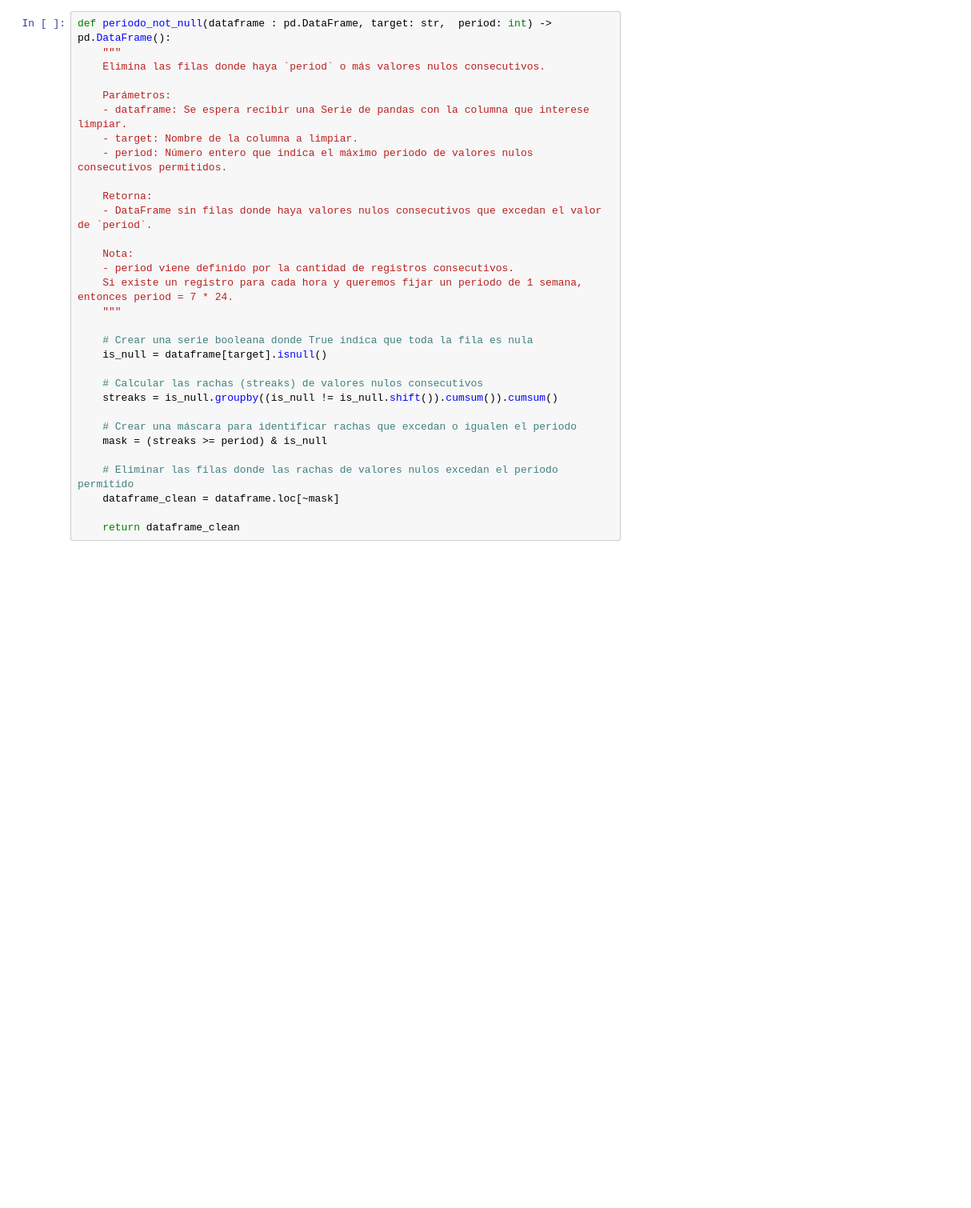
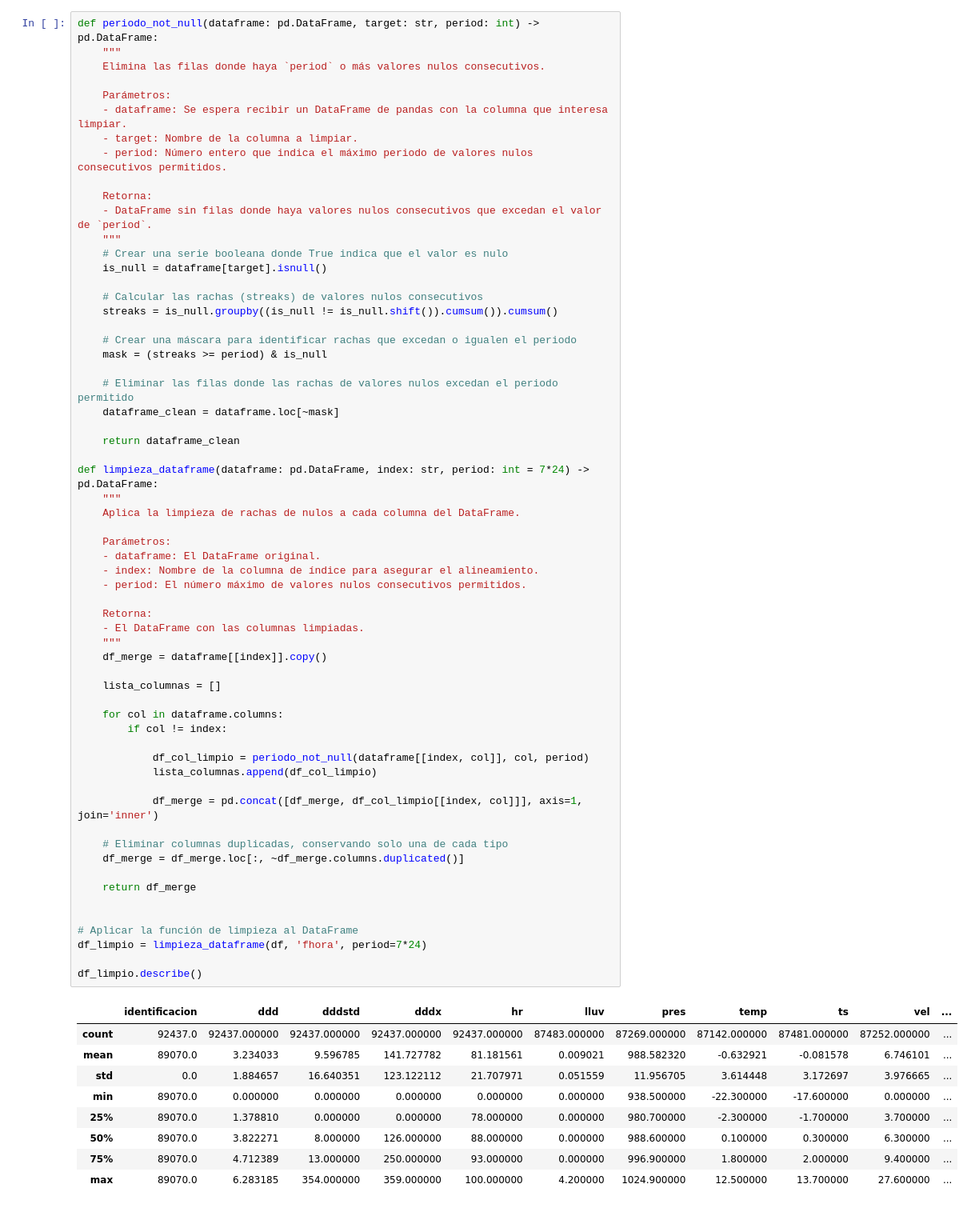
Before and after one commit to fjzamora93/AemetAntartida, a Jupyter notebook: periodos_no_nulos.ipynb, the cells around one changed output. Shown at 80% size. Drawn from its saved outputs; the diff is of its cells as text; blank space fills up the shorter version.

```diff
--- a/periodos_no_nulos.ipynb
+++ b/periodos_no_nulos.ipynb
@@ -35,33 +30,73 @@ Data columns (total 13 columns):
 dtypes: float64(7), int64(5), object(1)
 memory usage: 15.7+ MB
 # %%
-def periodo_not_null(dataframe : pd.DataFrame, target: str,  period: int) -> pd.DataFrame():
+def periodo_not_null(dataframe: pd.DataFrame, target: str, period: int) -> pd.DataFrame:
     """
     Elimina las filas donde haya `period` o más valores nulos consecutivos.
 
     Parámetros:
-    - dataframe: Se espera recibir una Serie de pandas con la columna que interese limpiar.
+    - dataframe: Se espera recibir un DataFrame de pandas con la columna que interesa limpiar.
     - target: Nombre de la columna a limpiar.
     - period: Número entero que indica el máximo periodo de valores nulos consecutivos permitidos.
 
     Retorna:
     - DataFrame sin filas donde haya valores nulos consecutivos que excedan el valor de `period`.
-
-    Nota:
-    - period viene definido por la cantidad de registros consecutivos.
-    Si existe un registro para cada hora y queremos fijar un periodo de 1 semana, entonces period = 7 * 24.
     """
-
-    # Crear una serie booleana donde True indica que toda la fila es nula
+    # Crear una serie booleana donde True indica que el valor es nulo
     is_null = dataframe[target].isnull()
 
     # Calcular las rachas (streaks) de valores nulos consecutivos
     streaks = is_null.groupby((is_null != is_null.shift()).cumsum()).cumsum()
 
     # Crear una máscara para identificar rachas que excedan o igualen el periodo
     mask = (streaks >= period) & is_null
 
     # Eliminar las filas donde las rachas de valores nulos excedan el periodo permitido
     dataframe_clean = dataframe.loc[~mask]
 
     return dataframe_clean
+
+def limpieza_dataframe(dataframe: pd.DataFrame, index: str, period: int = 7*24) -> pd.DataFrame:
+    """
+    Aplica la limpieza de rachas de nulos a cada columna del DataFrame.
+
+    Parámetros:
+    - dataframe: El DataFrame original.
+    - index: Nombre de la columna de índice para asegurar el alineamiento.
+    - period: El número máximo de valores nulos consecutivos permitidos.
+
+    Retorna:
+    - El DataFrame con las columnas limpiadas.
+    """
+    df_merge = dataframe[[index]].copy()
+
+    lista_columnas = []
+
+    for col in dataframe.columns:
+        if col != index:
+
+            df_col_limpio = periodo_not_null(dataframe[[index, col]], col, period)
+            lista_columnas.append(df_col_limpio)
+
+            df_merge = pd.concat([df_merge, df_col_limpio[[index, col]]], axis=1, join='inner')
+
+    # Eliminar columnas duplicadas, conservando solo una de cada tipo
+    df_merge = df_merge.loc[:, ~df_merge.columns.duplicated()]
+
+    return df_merge
+
+
+# Aplicar la función de limpieza al DataFrame
+df_limpio = limpieza_dataframe(df, 'fhora', period=7*24)
+
+df_limpio.describe()
+# %% [output]
+|  | identificacion | ddd | dddstd | dddx | hr | lluv | pres | temp | ts | vel | ... |
+| count | 92437.0 | 92437.000000 | 92437.000000 | 92437.000000 | 92437.000000 | 87483.000000 | 87269.000000 | 87142.000000 | 87481.000000 | 87252.000000 | ... |
+| mean | 89070.0 | 3.234033 | 9.596785 | 141.727782 | 81.181561 | 0.009021 | 988.582320 | -0.632921 | -0.081578 | 6.746101 | ... |
+| std | 0.0 | 1.884657 | 16.640351 | 123.122112 | 21.707971 | 0.051559 | 11.956705 | 3.614448 | 3.172697 | 3.976665 | ... |
+| min | 89070.0 | 0.000000 | 0.000000 | 0.000000 | 0.000000 | 0.000000 | 938.500000 | -22.300000 | -17.600000 | 0.000000 | ... |
+| 25% | 89070.0 | 1.378810 | 0.000000 | 0.000000 | 78.000000 | 0.000000 | 980.700000 | -2.300000 | -1.700000 | 3.700000 | ... |
+| 50% | 89070.0 | 3.822271 | 8.000000 | 126.000000 | 88.000000 | 0.000000 | 988.600000 | 0.100000 | 0.300000 | 6.300000 | ... |
+| 75% | 89070.0 | 4.712389 | 13.000000 | 250.000000 | 93.000000 | 0.000000 | 996.900000 | 1.800000 | 2.000000 | 9.400000 | ... |
+| max | 89070.0 | 6.283185 | 354.000000 | 359.000000 | 100.000000 | 4.200000 | 1024.900000 | 12.500000 | 13.700000 | 27.600000 | ... |
```
Also changed, not shown: parts of 9 cells of this notebook, 15 other files.
